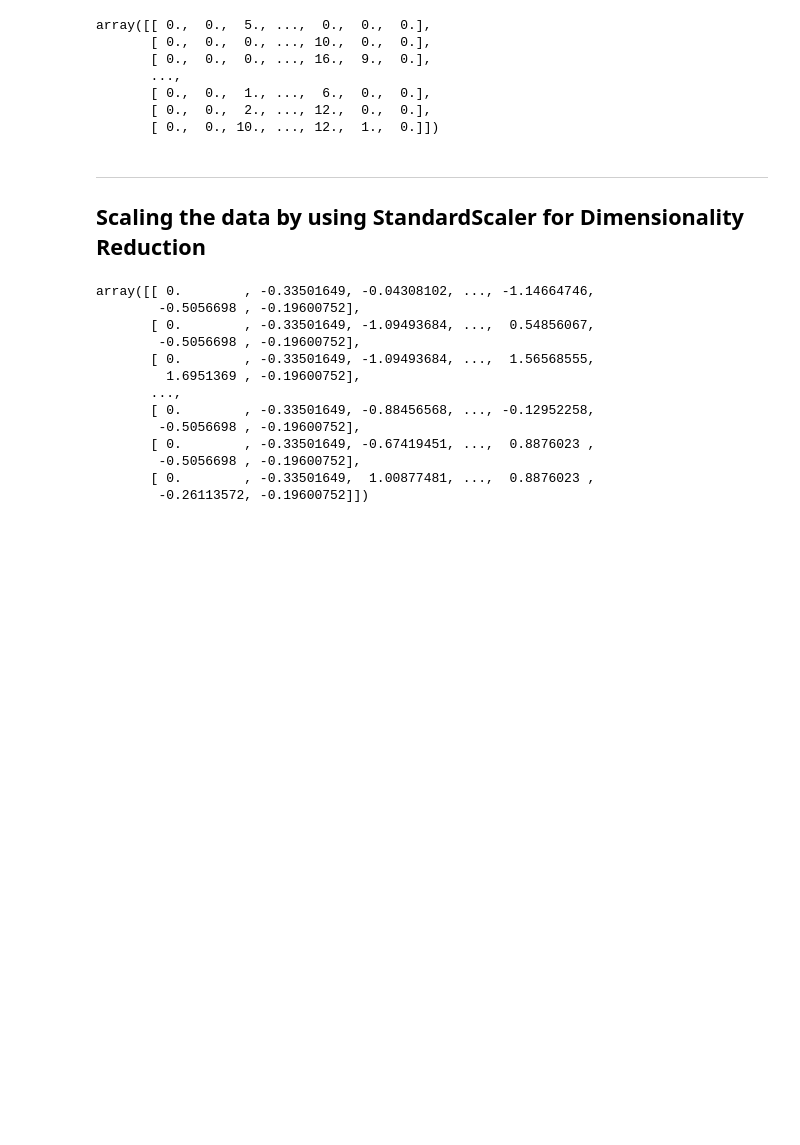
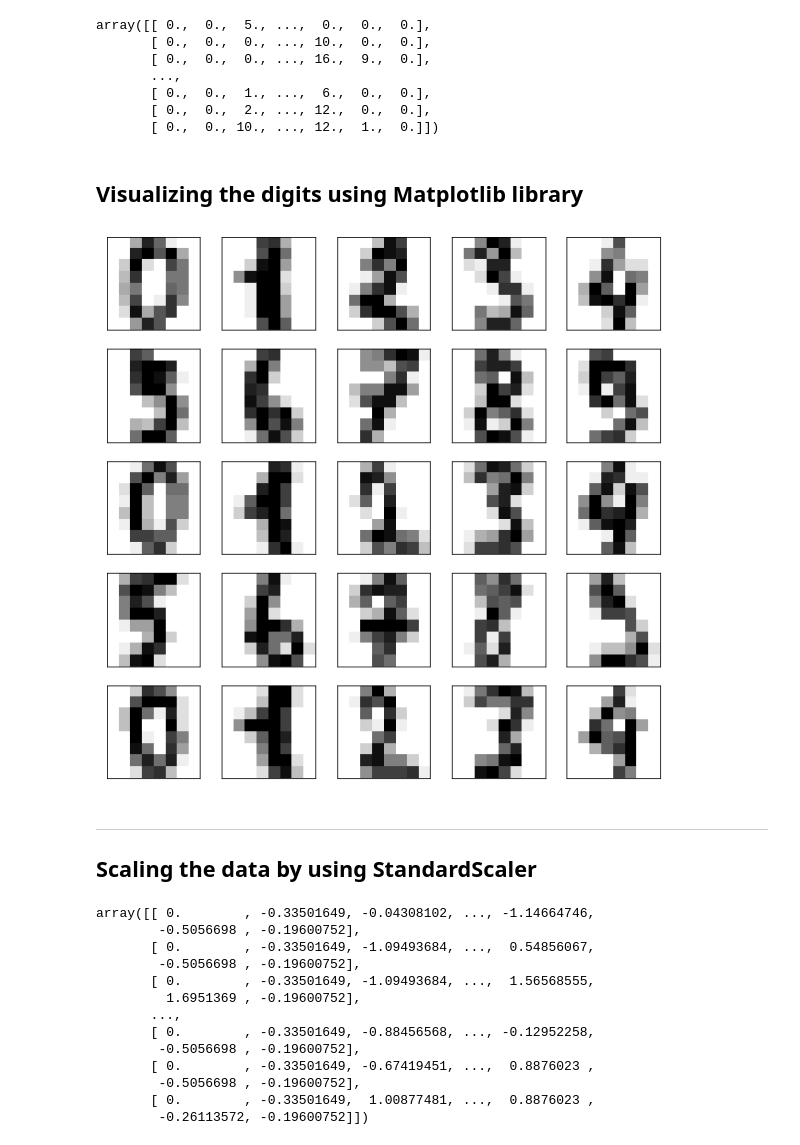
Before and after one commit to napsterrisen/boom, a Jupyter notebook: Digits_SVM.ipynb, the cells around one changed output. Saved outputs shown, nothing was run; the diff lists cells and outputs as text; code cells hidden in the pictures; blank space fills up the shorter version.

```diff
--- a/Digits_SVM.ipynb
+++ b/Digits_SVM.ipynb
@@ -39,10 +45,27 @@ array([[ 0.,  0.,  5., ...,  0.,  0.,  0.],
        [ 0.,  0.,  1., ...,  6.,  0.,  0.],
        [ 0.,  0.,  2., ..., 12.,  0.,  0.],
        [ 0.,  0., 10., ..., 12.,  1.,  0.]])
+# %% [markdown]
+## Visualizing the digits using Matplotlib library
+# %%
+import math
+
+numbers_to_display = 25
+num_cells = math.ceil(math.sqrt(numbers_to_display))
+plt.figure(figsize=(10,10))
+for i in range(numbers_to_display):
+    plt.subplot(num_cells, num_cells, i+1)
+    plt.xticks([])
+    plt.yticks([])
+    plt.grid(False)
+    plt.imshow(digits.images[i], cmap=plt.cm.binary)
+plt.show()
+# %% [output]
+[figure, added]
 # %% [markdown]
 __________________________________________________
 
-##  Scaling the data by using StandardScaler for Dimensionality Reduction
+##  Scaling the data by using StandardScaler
 # %%
 from sklearn.preprocessing import StandardScaler
 sc=StandardScaler()
```
Also changed, not shown: parts of 30 cells of this notebook.
